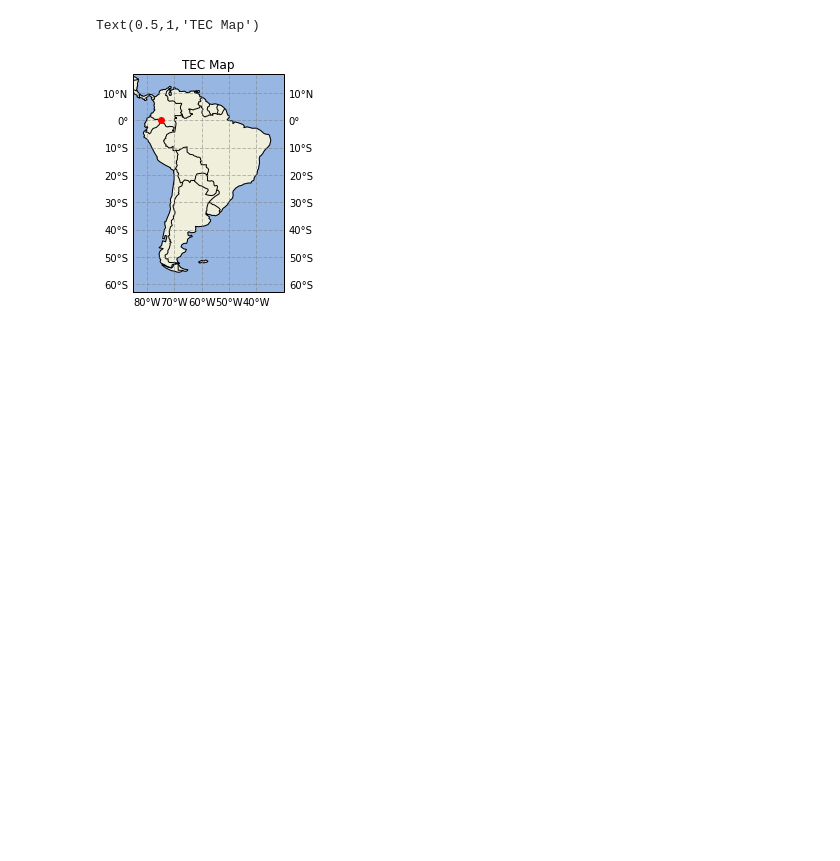
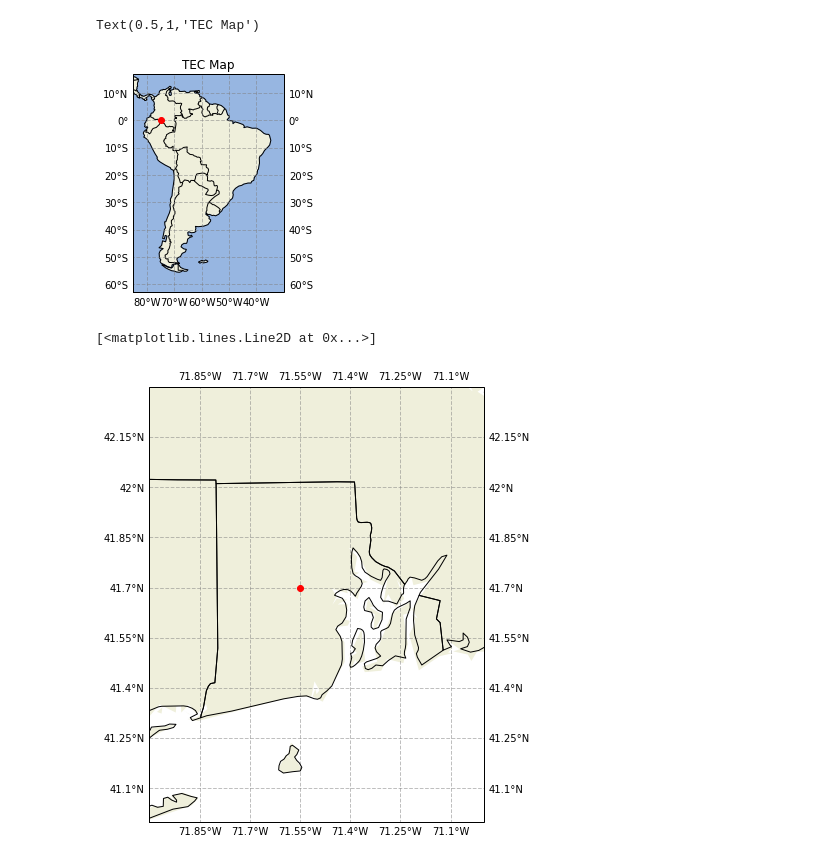
Before and after one commit to savage13/notebooks, a Jupyter notebook: map.ipynb, the cells around one changed output. Cells and saved outputs as stored; diff of their text form; code cells hidden in the pictures; blank space fills up the shorter version.

```diff
--- a/map.ipynb
+++ b/map.ipynb
@@ -33,3 +29,32 @@ plt.title('TEC Map')
 # %% [output]
 Text(0.5,1,'TEC Map')
 [figure]
+# %%
+proj = ccrs.PlateCarree()
+plt.figure(figsize=(8,8))
+ax = plt.axes(projection=proj)
+coast = cartopy.feature.GSHHSFeature(scale='intermediate',
+                                     edgecolor='None',
+                                     facecolor=cfeature.COLORS['land'])
+state = cartopy.feature.NaturalEarthFeature(category='cultural',
+                                            scale='10m',
+                                            edgecolor='black',
+                                            facecolor='none',
+                                            name='admin_1_states_provinces_shp')
+
+ax.add_feature(coast)
+ax.add_feature(state, zorder=11)
+
+ax.set_extent([-72, -71, 41.0, 42.3])
+plt.plot(-75, 0.0,'ro')
+
+gl = ax.gridlines(crs=proj, draw_labels=True,
+                  linewidth=1, color='gray',
+                  alpha=0.5,
+                  linestyle='--')
+gl.xformatter = LONGITUDE_FORMATTER
+gl.yformatter = LATITUDE_FORMATTER
+plt.plot(-71.55, 41.70,'ro')
+# %% [output]
+[<matplotlib.lines.Line2D at 0x...>]
+[figure, added]
```
Also changed, not shown: parts of 9 cells of this notebook, 2 other files.
